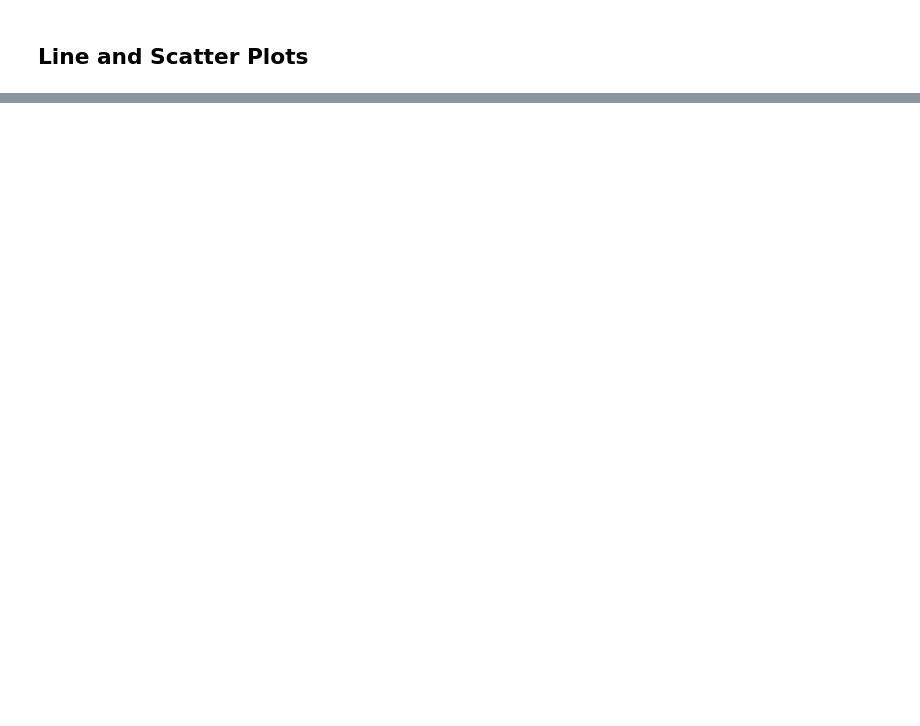
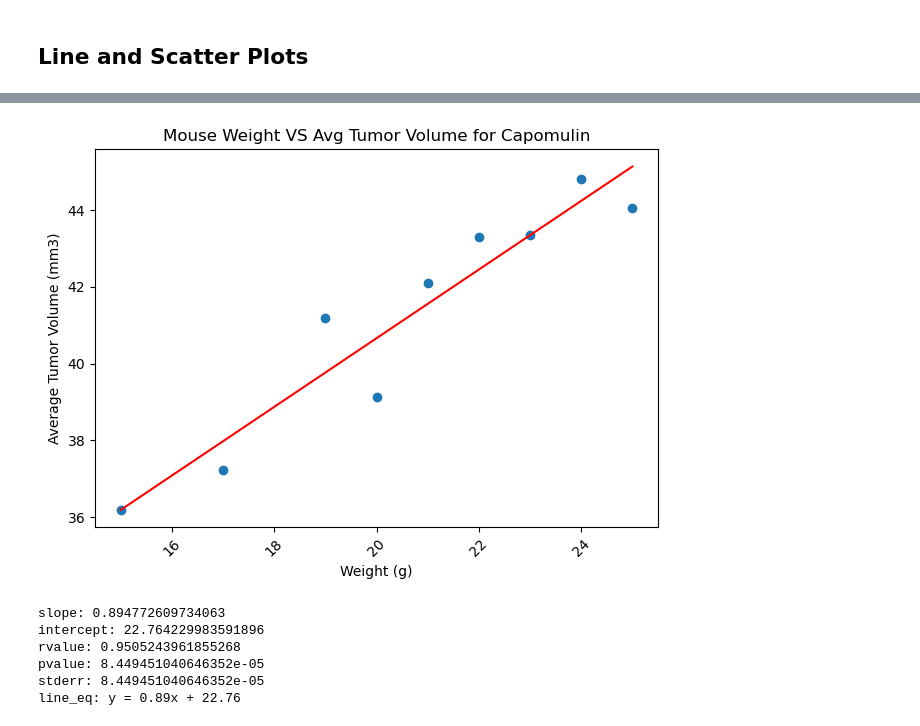
Before and after one commit to jhammans/data_visualization_challenge, a Jupyter notebook: Pymaceuticals/pymaceuticals_notebook.ipynb, the cells around one changed output, grey strips where cells are left out. Drawn from its saved outputs; the diff is of its cells as text; code cells hidden in the pictures; blank space fills up the shorter version.

```diff
--- a/Pymaceuticals/pymaceuticals_notebook.ipynb
+++ b/Pymaceuticals/pymaceuticals_notebook.ipynb
@@ -246,0 +350,31 @@ plt.show()
+# %%
+# Calculate the correlation coefficient and a linear regression model
+# for mouse weight and average observed tumor volume for the entire Capomulin regimen
+
+(slope, intercept, rvalue, pvalue, stderr) = linregress(x_axis, y_axis)
+regress_values = x_axis * slope + intercept
+line_eq = "y = " + str(round(slope,2)) + "x + " + str(round(intercept,2))
+
+# Create the scatter plot
+plt.scatter(x_axis,y_axis)
+plt.plot(x_axis,regress_values,"r-")
+plt.annotate(line_eq,(5.8,0.8),fontsize=15,color="red")
+
+# Add title and labels
+plt.title(f"Mouse Weight VS Avg Tumor Volume for {regimen}")
+plt.xlabel('Weight (g)')
+plt.ylabel('Average Tumor Volume (mm3)')
+plt.xticks(rotation=45)
+plt.tight_layout()
+
+# Display the plot
+plt.show()
+print(f"slope: {slope} \nintercept: {intercept} \nrvalue: {rvalue} \npvalue: {pvalue} \nstderr: {pvalue} \nline_eq: {line_eq}")
+# %% [output]
+[figure, added]
+slope: 0.894772609734063
+intercept: 22.764229983591896
+rvalue: 0.9505243961855268
+pvalue: 8.449451040646352e-05
+stderr: 8.449451040646352e-05
+line_eq: y = 0.89x + 22.76
```
Also changed, not shown: parts of 12 cells of this notebook.
